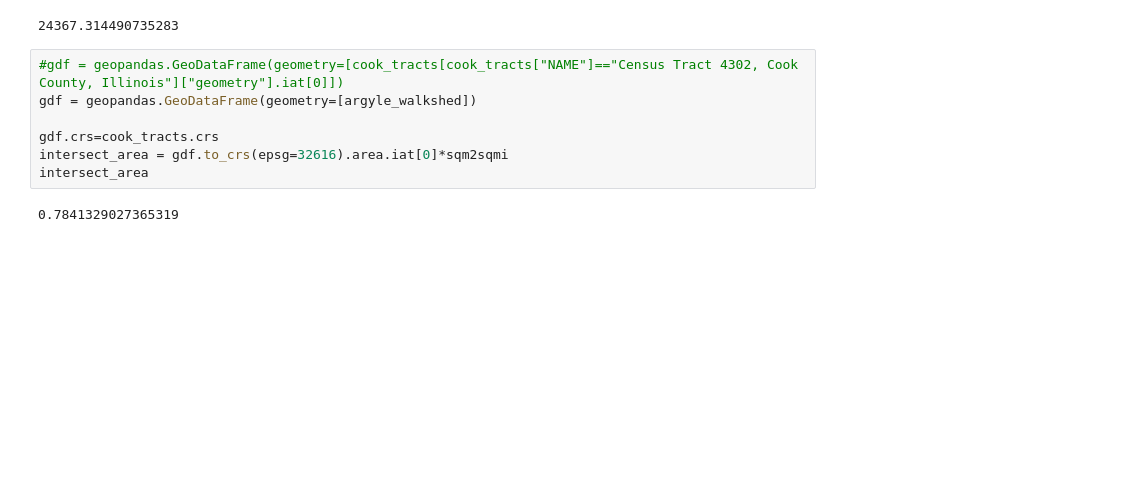
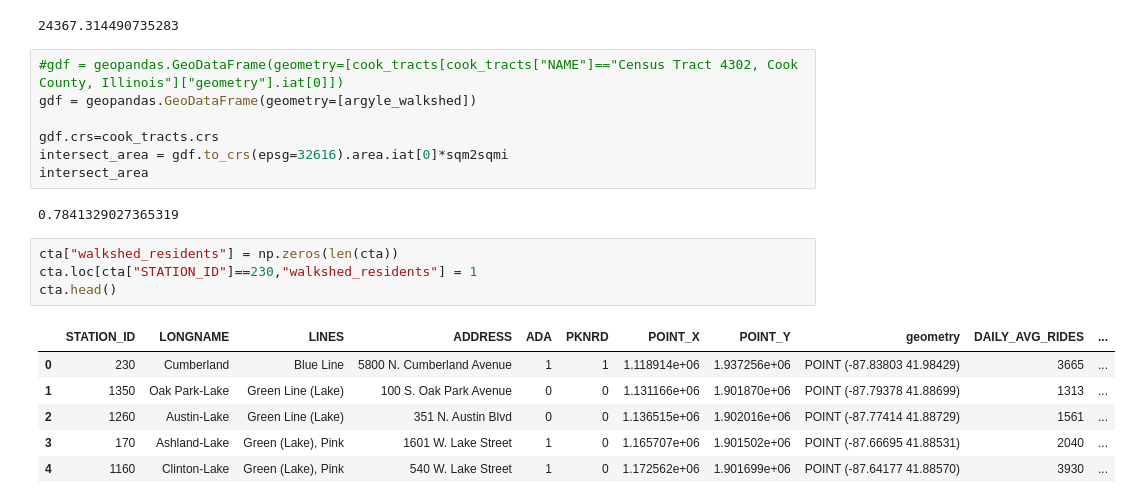
Before and after one commit to GeroyUsilov/census_transit, a Jupyter notebook: analysis.ipynb, the cells around one changed output. Saved outputs shown, nothing was run; the diff lists cells and outputs as text; blank space fills up the shorter version.

```diff
--- a/analysis.ipynb
+++ b/analysis.ipynb
@@ -179,3 +182,14 @@ intersect_area = gdf.to_crs(epsg=32616).area.iat[0]*sqm2sqmi
 intersect_area
 # %% [output]
 0.7841329027365319
+# %%
+cta["walkshed_residents"] = np.zeros(len(cta))
+cta.loc[cta["STATION_ID"]==230,"walkshed_residents"] = 1
+cta.head()
+# %% [output]
+|  | STATION_ID | LONGNAME | LINES | ADDRESS | ADA | PKNRD | POINT_X | POINT_Y | geometry | DAILY_AVG_RIDES | ... |
+| 0 | 230 | Cumberland | Blue Line | 5800 N. Cumberland Avenue | 1 | 1 | 1.118914e+06 | 1.937256e+06 | POINT (-87.83803 41.98429) | 3665 | ... |
+| 1 | 1350 | Oak Park-Lake | Green Line (Lake) | 100 S. Oak Park Avenue | 0 | 0 | 1.131166e+06 | 1.901870e+06 | POINT (-87.79378 41.88699) | 1313 | ... |
+| 2 | 1260 | Austin-Lake | Green Line (Lake) | 351 N. Austin Blvd | 0 | 0 | 1.136515e+06 | 1.902016e+06 | POINT (-87.77414 41.88729) | 1561 | ... |
+| 3 | 170 | Ashland-Lake | Green (Lake), Pink | 1601 W. Lake Street | 1 | 0 | 1.165707e+06 | 1.901502e+06 | POINT (-87.66695 41.88531) | 2040 | ... |
+| 4 | 1160 | Clinton-Lake | Green (Lake), Pink | 540 W. Lake Street | 1 | 0 | 1.172562e+06 | 1.901699e+06 | POINT (-87.64177 41.88570) | 3930 | ... |
```
Also changed, not shown: parts of 9 cells of this notebook, 2 other files.
